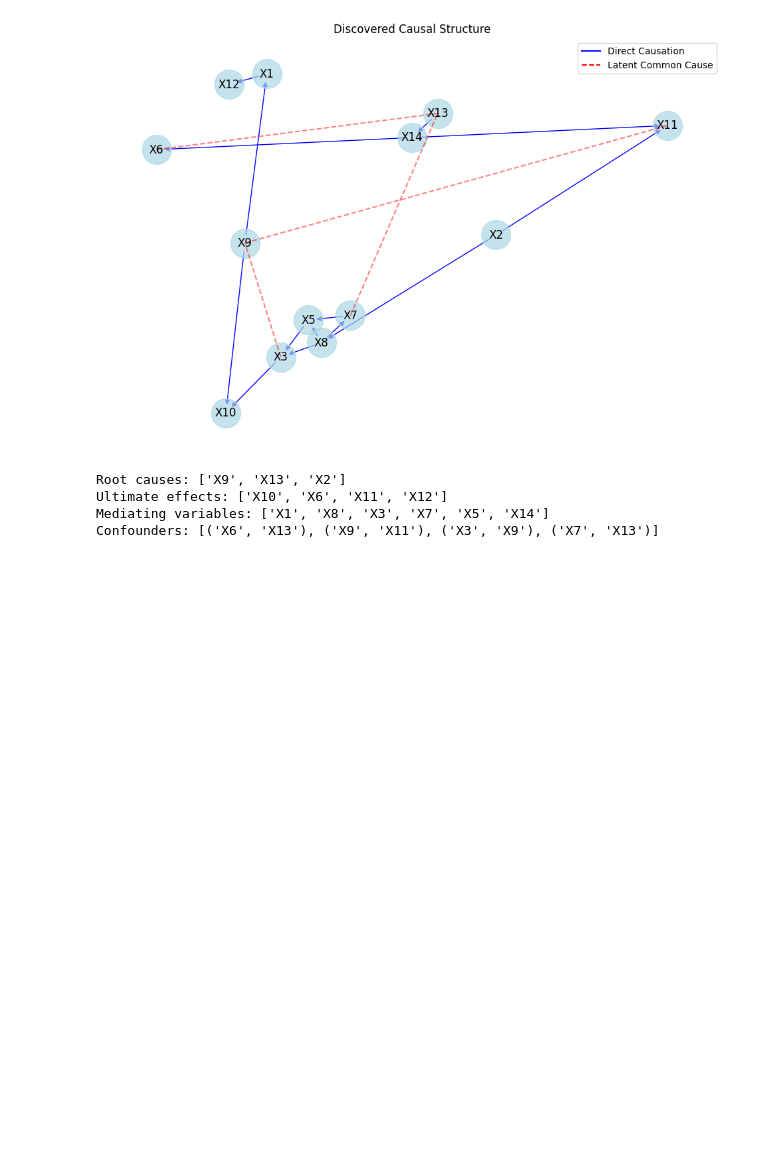
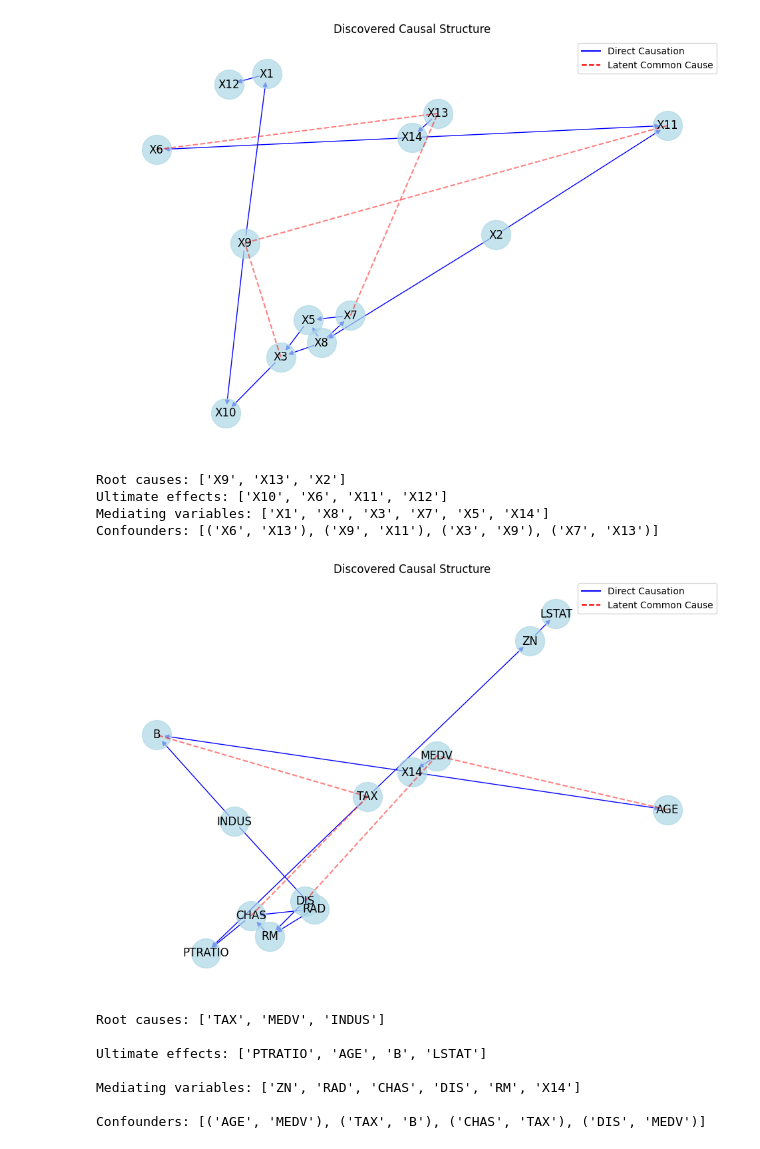
Before and after one commit to michelebanfi/cSAT, a Jupyter notebook: notebook.ipynb, the cells around one changed output. Drawn from its saved outputs; the diff is of its cells as text; code cells hidden in the pictures; blank space fills up the shorter version.

```diff
--- a/notebook.ipynb
+++ b/notebook.ipynb
@@ -405,3 +421,55 @@ Root causes: ['X9', 'X13', 'X2']
 Ultimate effects: ['X10', 'X6', 'X11', 'X12']
 Mediating variables: ['X1', 'X8', 'X3', 'X7', 'X5', 'X14']
 Confounders: [('X6', 'X13'), ('X9', 'X11'), ('X3', 'X9'), ('X7', 'X13')]
+# %%
+# Boston Housing dataset column names
+boston_labels = {
+    'X0': 'CRIM',     # Crime rate
+    'X1': 'ZN',       # Proportion of residential land zoned
+    'X2': 'INDUS',    # Proportion of non-retail business acres
+    'X3': 'CHAS',     # Charles River dummy variable
+    'X4': 'NOX',      # Nitric oxides concentration
+    'X5': 'RM',       # Average number of rooms per dwelling
+    'X6': 'AGE',      # Proportion of owner-occupied units built prior to 1940
+    'X7': 'DIS',      # Weighted distances to employment centers
+    'X8': 'RAD',      # Index of accessibility to radial highways
+    'X9': 'TAX',      # Full-value property-tax rate
+    'X10': 'PTRATIO', # Pupil-teacher ratio
+    'X11': 'B',       # Proportion of blacks
+    'X12': 'LSTAT',   # % lower status of the population
+    'X13': 'MEDV'     # Median value of owner-occupied homes
+}
+
+# Function to replace X indices with actual names in the solution
+def replace_variable_names(solution, label_mapping):
+    new_solution = []
+    for rel in solution:
+        new_rel = rel.copy()
+        # Replace 'from' and 'to' with actual names
+        new_rel['from'] = label_mapping.get(rel['from'], rel['from'])
+        new_rel['to'] = label_mapping.get(rel['to'], rel['to'])
+        new_solution.append(new_rel)
+    return new_solution
+
+# Apply the replacement
+labeled_solution = replace_variable_names(solution, boston_labels)
+
+# Now you can use the labeled solution with the visualization
+plt = visualize_causal_solution(labeled_solution)
+plt.show()
+
+# And with the analysis
+analysis = analyze_causal_structure(labeled_solution)
+print("\nRoot causes:", analysis['root_causes'])
+print("\nUltimate effects:", analysis['leaf_effects'])
+print("\nMediating variables:", analysis['mediators'])
+print("\nConfounders:", analysis['confounders'])
+# %% [output]
+[figure, added]
+Root causes: ['TAX', 'MEDV', 'INDUS']
+
+Ultimate effects: ['PTRATIO', 'AGE', 'B', 'LSTAT']
+
+Mediating variables: ['ZN', 'RAD', 'CHAS', 'DIS', 'RM', 'X14']
+
+Confounders: [('AGE', 'MEDV'), ('TAX', 'B'), ('CHAS', 'TAX'), ('DIS', 'MEDV')]
```
Also changed, not shown: parts of 2 cells of this notebook, 1 other file.
